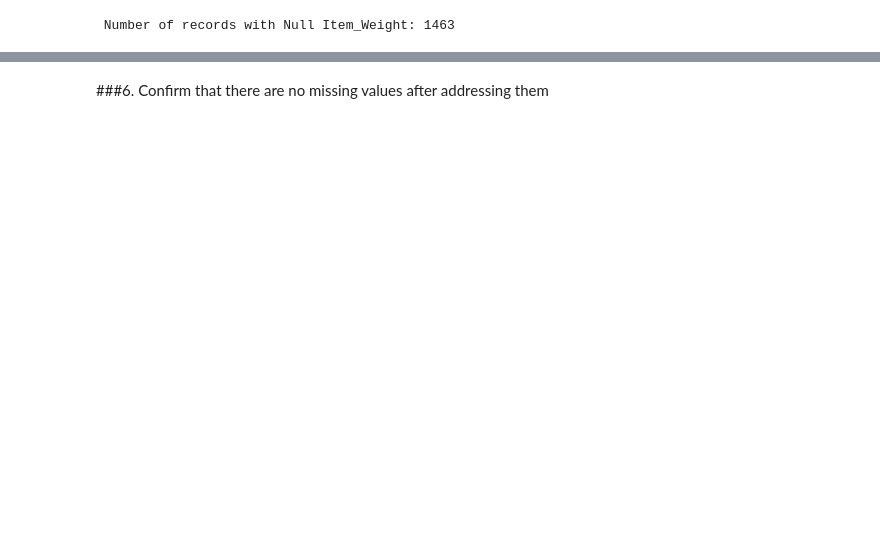
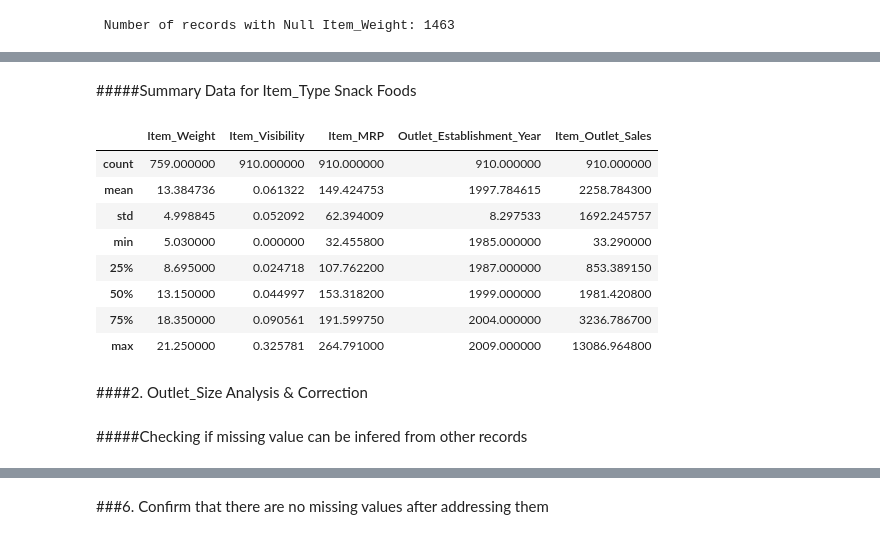
Before and after one commit to mselmasry/Project1_SalesPrediction, a Jupyter notebook: SalesPredictions.ipynb, the cells around one changed output, grey strips where cells are left out. Saved outputs shown, nothing was run; the diff lists cells and outputs as text; code cells hidden in the pictures; blank space fills up the shorter version.

```diff
--- a/SalesPredictions.ipynb
+++ b/SalesPredictions.ipynb
@@ -184,0 +215,19 @@ itemTypeData
+# %% [markdown]
+#####Summary Data for Item_Type Snack Foods
+# %%
+oneTypeSummary = df[df['Item_Type']=='Household']
+oneTypeSummary.describe()
+# %% [output]
+|  | Item_Weight | Item_Visibility | Item_MRP | Outlet_Establishment_Year | Item_Outlet_Sales |
+| count | 759.000000 | 910.000000 | 910.000000 | 910.000000 | 910.000000 |
+| mean | 13.384736 | 0.061322 | 149.424753 | 1997.784615 | 2258.784300 |
+| std | 4.998845 | 0.052092 | 62.394009 | 8.297533 | 1692.245757 |
+| min | 5.030000 | 0.000000 | 32.455800 | 1985.000000 | 33.290000 |
+| 25% | 8.695000 | 0.024718 | 107.762200 | 1987.000000 | 853.389150 |
+| 50% | 13.150000 | 0.044997 | 153.318200 | 1999.000000 | 1981.420800 |
+| 75% | 18.350000 | 0.090561 | 191.599750 | 2004.000000 | 3236.786700 |
+| max | 21.250000 | 0.325781 | 264.791000 | 2009.000000 | 13086.964800 |
+# %% [markdown]
+####2. Outlet_Size Analysis & Correction
+# %% [markdown]
+#####Checking if missing value can be infered from other records
```
Also changed, not shown: parts of 35 cells of this notebook.
